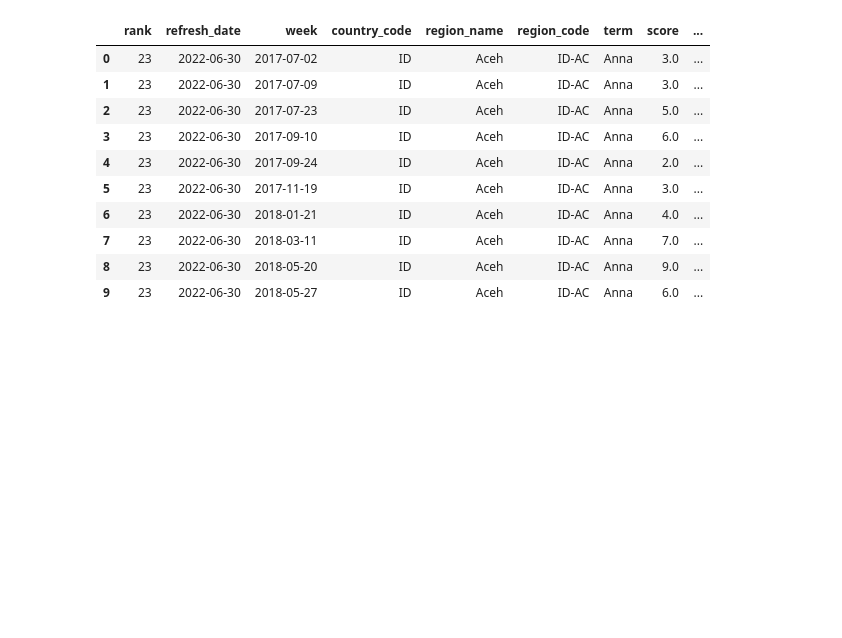
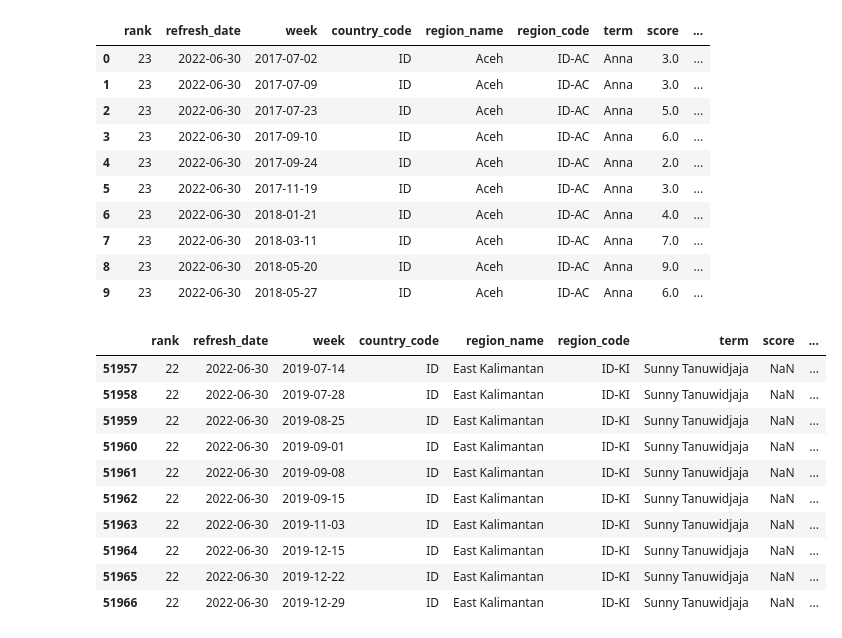
Before and after one commit to dwipaalfarisi/project-data-analysis, a Jupyter notebook: data_analysis.ipynb, the cells around one changed output. Drawn from its saved outputs; the diff is of its cells as text; code cells hidden in the pictures; blank space fills up the shorter version.

```diff
--- a/data_analysis.ipynb
+++ b/data_analysis.ipynb
@@ -17,3 +19,18 @@ dataset.head(10)
 | 7 | 23 | 2022-06-30 | 2018-03-11 | ID | Aceh | ID-AC | Anna | 7.0 | ... |
 | 8 | 23 | 2022-06-30 | 2018-05-20 | ID | Aceh | ID-AC | Anna | 9.0 | ... |
 | 9 | 23 | 2022-06-30 | 2018-05-27 | ID | Aceh | ID-AC | Anna | 6.0 | ... |
+# %%
+# Check the bottom 10
+dataset.tail(10)
+# %% [output]
+|  | rank | refresh_date | week | country_code | region_name | region_code | term | score | ... |
+| 51957 | 22 | 2022-06-30 | 2019-07-14 | ID | East Kalimantan | ID-KI | Sunny Tanuwidjaja | NaN | ... |
+| 51958 | 22 | 2022-06-30 | 2019-07-28 | ID | East Kalimantan | ID-KI | Sunny Tanuwidjaja | NaN | ... |
+| 51959 | 22 | 2022-06-30 | 2019-08-25 | ID | East Kalimantan | ID-KI | Sunny Tanuwidjaja | NaN | ... |
+| 51960 | 22 | 2022-06-30 | 2019-09-01 | ID | East Kalimantan | ID-KI | Sunny Tanuwidjaja | NaN | ... |
+| 51961 | 22 | 2022-06-30 | 2019-09-08 | ID | East Kalimantan | ID-KI | Sunny Tanuwidjaja | NaN | ... |
+| 51962 | 22 | 2022-06-30 | 2019-09-15 | ID | East Kalimantan | ID-KI | Sunny Tanuwidjaja | NaN | ... |
+| 51963 | 22 | 2022-06-30 | 2019-11-03 | ID | East Kalimantan | ID-KI | Sunny Tanuwidjaja | NaN | ... |
+| 51964 | 22 | 2022-06-30 | 2019-12-15 | ID | East Kalimantan | ID-KI | Sunny Tanuwidjaja | NaN | ... |
+| 51965 | 22 | 2022-06-30 | 2019-12-22 | ID | East Kalimantan | ID-KI | Sunny Tanuwidjaja | NaN | ... |
+| 51966 | 22 | 2022-06-30 | 2019-12-29 | ID | East Kalimantan | ID-KI | Sunny Tanuwidjaja | NaN | ... |
```
Also changed, not shown: parts of 11 cells of this notebook.
